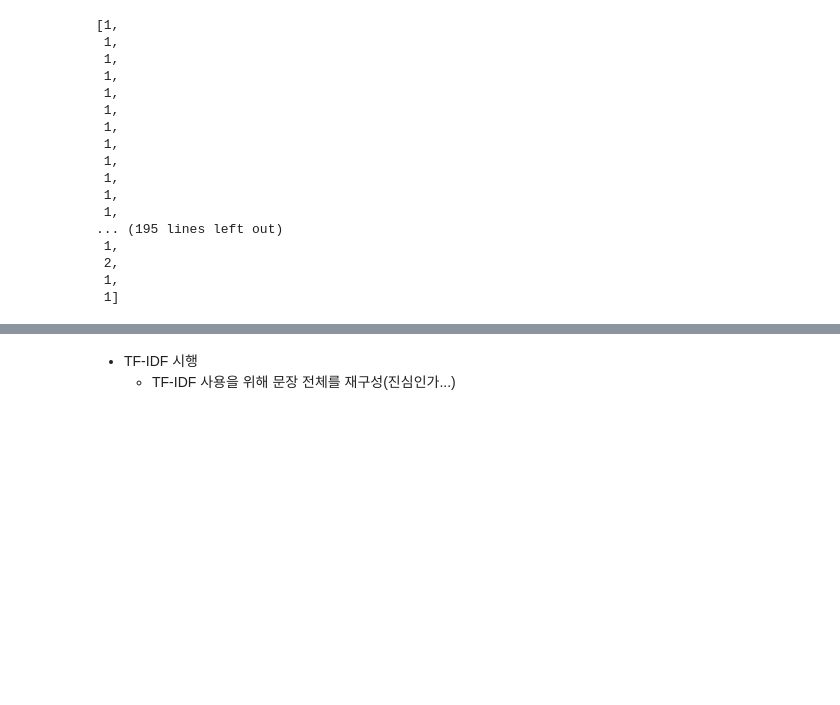
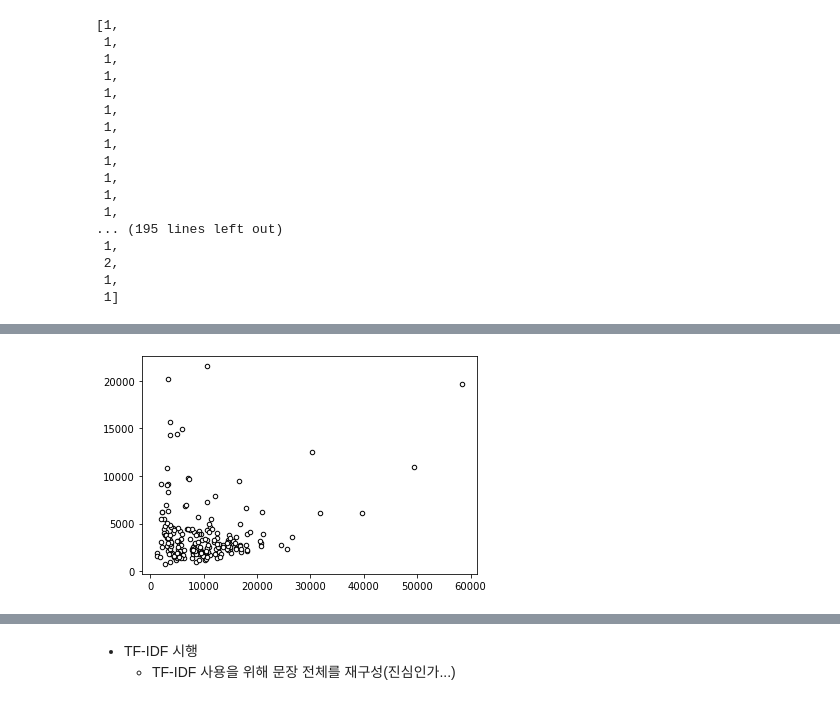
Before and after one commit to songmin9813/Leisure_Analyzer, a Jupyter notebook: Text_Mining.ipynb, the cells around one changed output, grey strips where cells are left out. Saved outputs shown, nothing was run; the diff lists cells and outputs as text; code cells hidden in the pictures; blank space fills up the shorter version.

```diff
--- a/Text_Mining.ipynb
+++ b/Text_Mining.ipynb
@@ -347,0 +350,19 @@ onoff
+# %%
+#온/오프라인 태그 달기(실전)
+#온라인=0, 오프라인=1, 하이브리드=2
+import pickle
+onoff=[]
+for row in leisure_dict_search:
+    for obj in row:
+        fread=open("./Leisures/Description_Data_New/"+obj+".pkl", 'rb')
+        templist=pickle.load(fread)
+        offlinecnt=0
+        onlinecnt=0
+        for cnt in templist:
+            if cnt[0] in offline_keywords:
+                offlinecnt+=cnt[1]
+            elif cnt[0] in online_keywords:
+                onlinecnt+=cnt[1]
+        onoff.append([offlinecnt,onlinecnt])
+        fread.close()
+onoff
@@ -347,0 +410,11 @@ onoff
+# %%
+a=np.array(onoff)
+# %%
+plt.scatter(
+   a[:, 0], a[:, 1],
+   c='white', marker='o',
+   edgecolor='black', s=20
+)
+plt.show()
+# %% [output]
+[figure, added]
```
Also changed, not shown: parts of 10 cells of this notebook.
